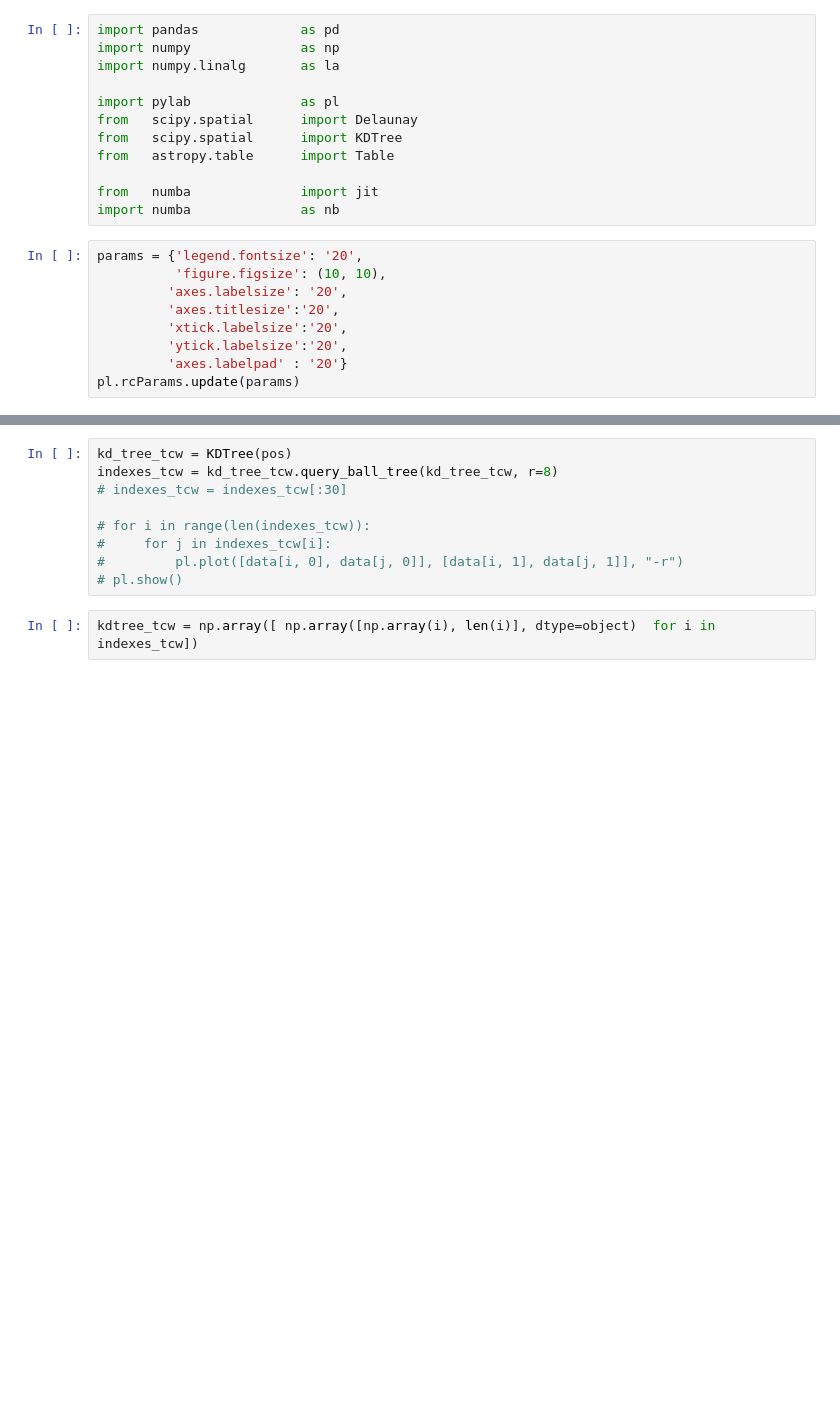
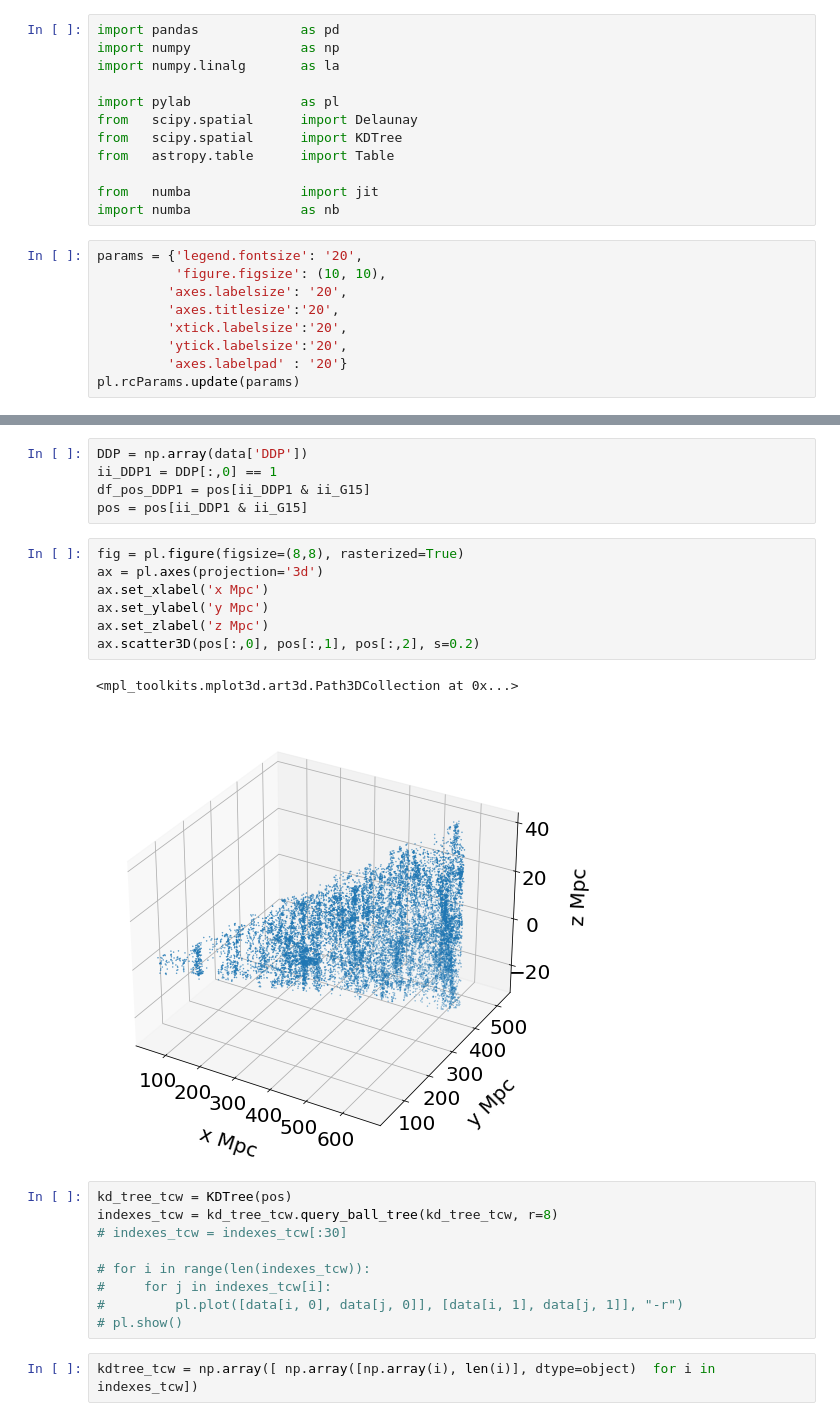
Before and after one commit to jsuarez314/graph_predictions, a Jupyter notebook: graph_dataset_GAMA.ipynb, the cells around one changed output, grey strips where cells are left out. Drawn from its saved outputs; the diff is of its cells as text; blank space fills up the shorter version.

```diff
--- a/graph_dataset_GAMA.ipynb
+++ b/graph_dataset_GAMA.ipynb
@@ -29,3 +49,18 @@ idx = np.arange(0,N_real)
+# %%
+DDP = np.array(data['DDP'])
+ii_DDP1 = DDP[:,0] == 1
+df_pos_DDP1 = pos[ii_DDP1 & ii_G15]
+pos = pos[ii_DDP1 & ii_G15]
+# %%
+fig = pl.figure(figsize=(8,8), rasterized=True)
+ax = pl.axes(projection='3d')
+ax.set_xlabel('x Mpc')
+ax.set_ylabel('y Mpc')
+ax.set_zlabel('z Mpc')
+ax.scatter3D(pos[:,0], pos[:,1], pos[:,2], s=0.2)
+# %% [output]
+<mpl_toolkits.mplot3d.art3d.Path3DCollection at 0x...>
+[figure, added]
 # %%
 kd_tree_tcw = KDTree(pos)
 indexes_tcw = kd_tree_tcw.query_ball_tree(kd_tree_tcw, r=8)
```
Also changed, not shown: parts of 14 cells of this notebook, 1 other file.
